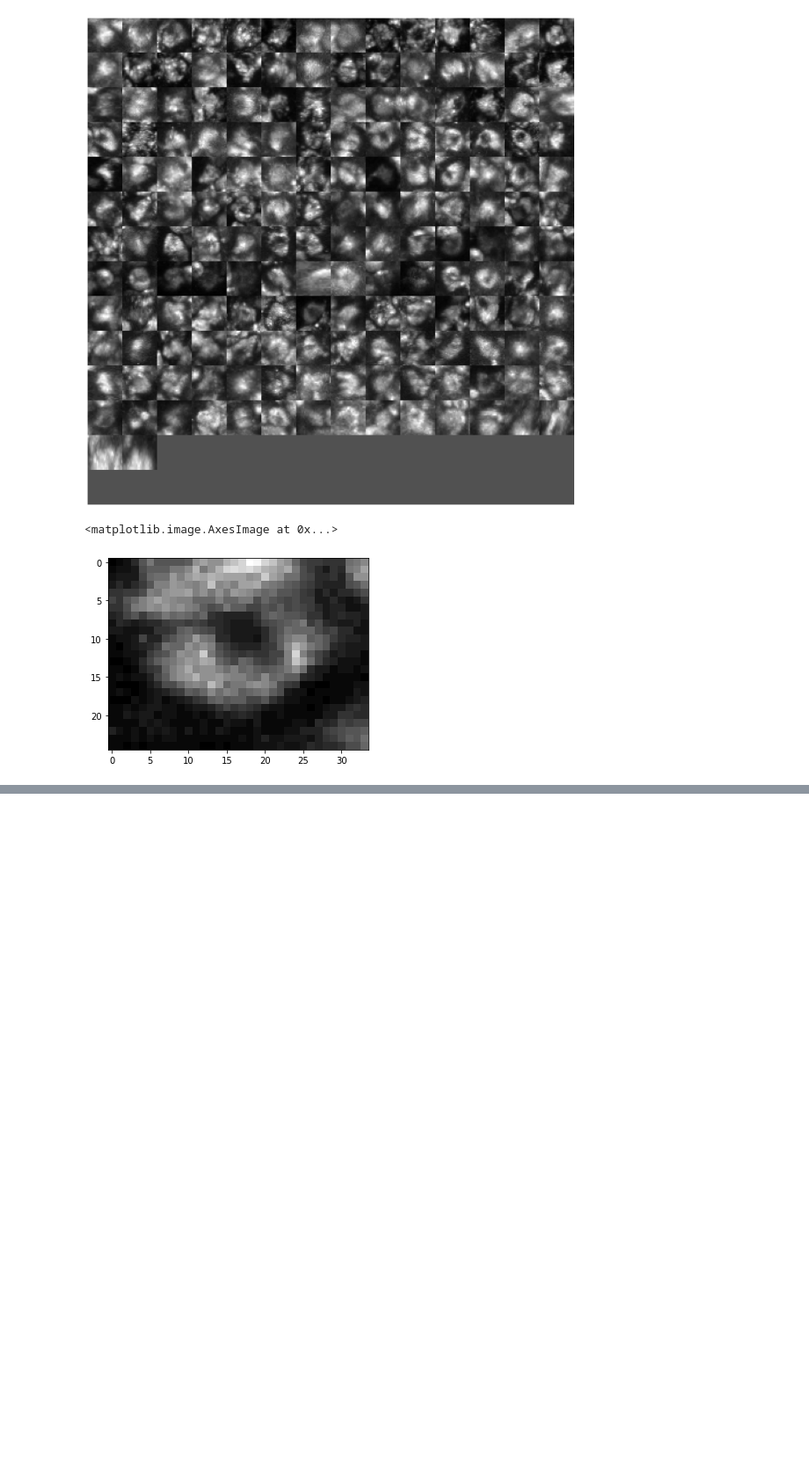
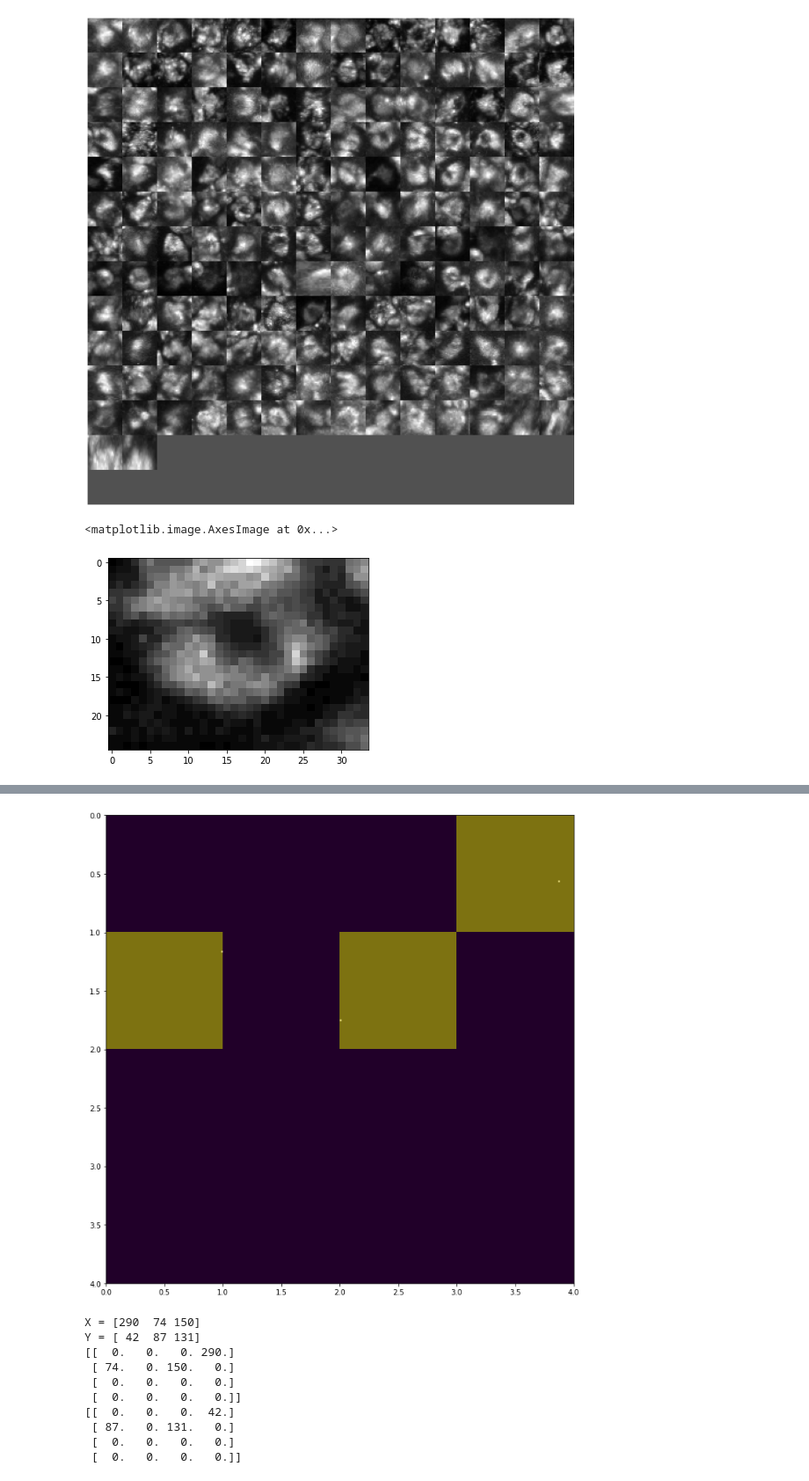
Before and after one commit to dobrik4ever/Master-Thesis, a Jupyter notebook: 3 Methods, material/presentation.ipynb, the cells around one changed output, grey strips where cells are left out. Shown at 88% size. Cells and saved outputs as stored; diff of their text form; code cells hidden in the pictures; blank space fills up the shorter version.

```diff
--- a/3 Methods, material/presentation.ipynb
+++ b/3 Methods, material/presentation.ipynb
@@ -70,0 +98,80 @@ plt.imshow(DS[50], cmap='gray')
+# %%
+def coordinates_to_tensor(Ix:np.array, Iy:np.array, S:int, I:int) -> np.array:
+    """Utility function to convert coordinates to tensor
+
+    Args:
+        Ix (np.array 1d): array of x coordinates
+        Iy (np.array 1d): array of y coordinates
+        S (int): tensor XY size
+        I (int): image XY size
+
+    Returns:
+        np.array: 3D tensor of shape (3, S, S), 0 - X, 1 - Y, 2 - objectness
+    """
+    Ci, Cj = Ix * S // I, Iy * S // I
+
+    Sx = Ix * S / I - Ci
+    Sy = Iy * S / I - Cj
+    array = np.zeros([3, N,N])
+    array[0,Cj, Ci] = Sx
+    array[1,Cj, Ci] = Sy
+    array[2,Cj, Ci] = 1
+    return array
+
+def tensor_to_coordinates(tensor:np.array, S:int, I:int):
+    """Utility function to convert tensor to coordinates
+
+    Args:
+        tensor (np.array): 3D tensor of shape (3, S, S), 0 - X, 1 - Y, 2 - objectness
+        S (int): tensor XY size
+        I (int): image XY size
+
+    Returns:
+        (x, y) tuple: 2 arrays of x and y coordinates
+    """
+
+
+    x, y = tensor[0] * I / S, tensor[1] * I / S
+    xx, yy = np.meshgrid(np.arange(0, S), np.arange(0, S))
+    xx[tensor[2] == 0] = 0
+    yy[tensor[2] == 0] = 0
+    Ix = xx * I // S + x
+    Iy = yy * I // S + y
+
+    return Ix, Iy
+
+
+h,w = 300,300
+N = 4
+
+A = np.zeros([h,w])
+# x = np.random.randint(0,300, 3)
+y = np.random.randint(0,300, 3)
+x = np.array([290,74,150] )
+A[y,x] = 1
+
+
+fig, ax = plt.subplots(1,1, figsize=(12,12))
+ax.imshow(A, cmap='gray', extent=[0,N,N,0])
+
+B = coordinates_to_tensor(x, y, N, h)
+ax.imshow(B[2], cmap='viridis', alpha=0.5, extent=[0,N,N,0])
+
+ax.set_aspect('equal')
+plt.show()
+
+X, Y = tensor_to_coordinates(B, N, h)
+print('X =',x);print('Y =',y);
+print(X); print(Y);
+# %% [output]
+[figure, added]
+X = [290  74 150]
+Y = [ 42  87 131]
+[[  0.   0.   0. 290.]
+ [ 74.   0. 150.   0.]
+ [  0.   0.   0.   0.]
+ [  0.   0.   0.   0.]]
+[[  0.   0.   0.  42.]
+ [ 87.   0. 131.   0.]
+ [  0.   0.   0.   0.]
+ [  0.   0.   0.   0.]]
```
Also changed, not shown: parts of 1 cell of this notebook, 9 other files.
